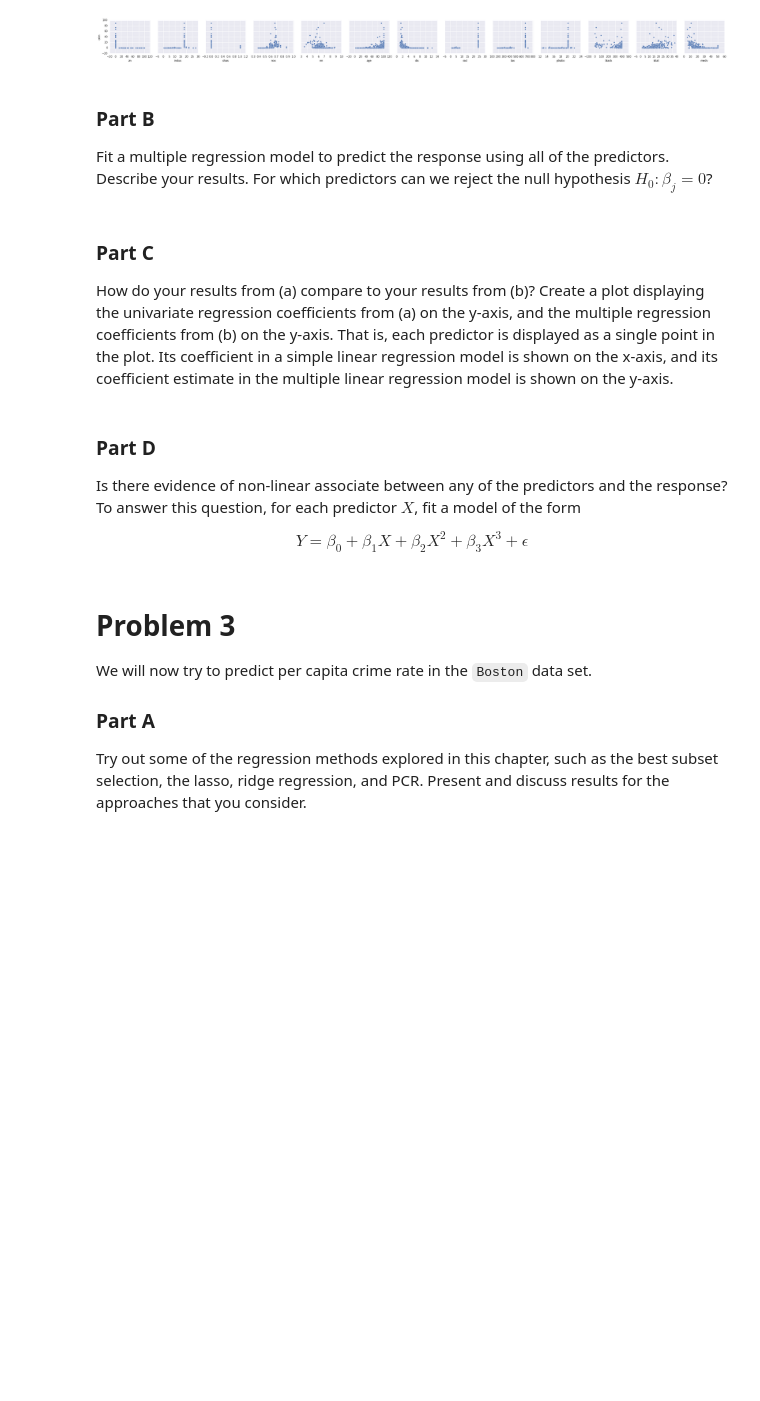
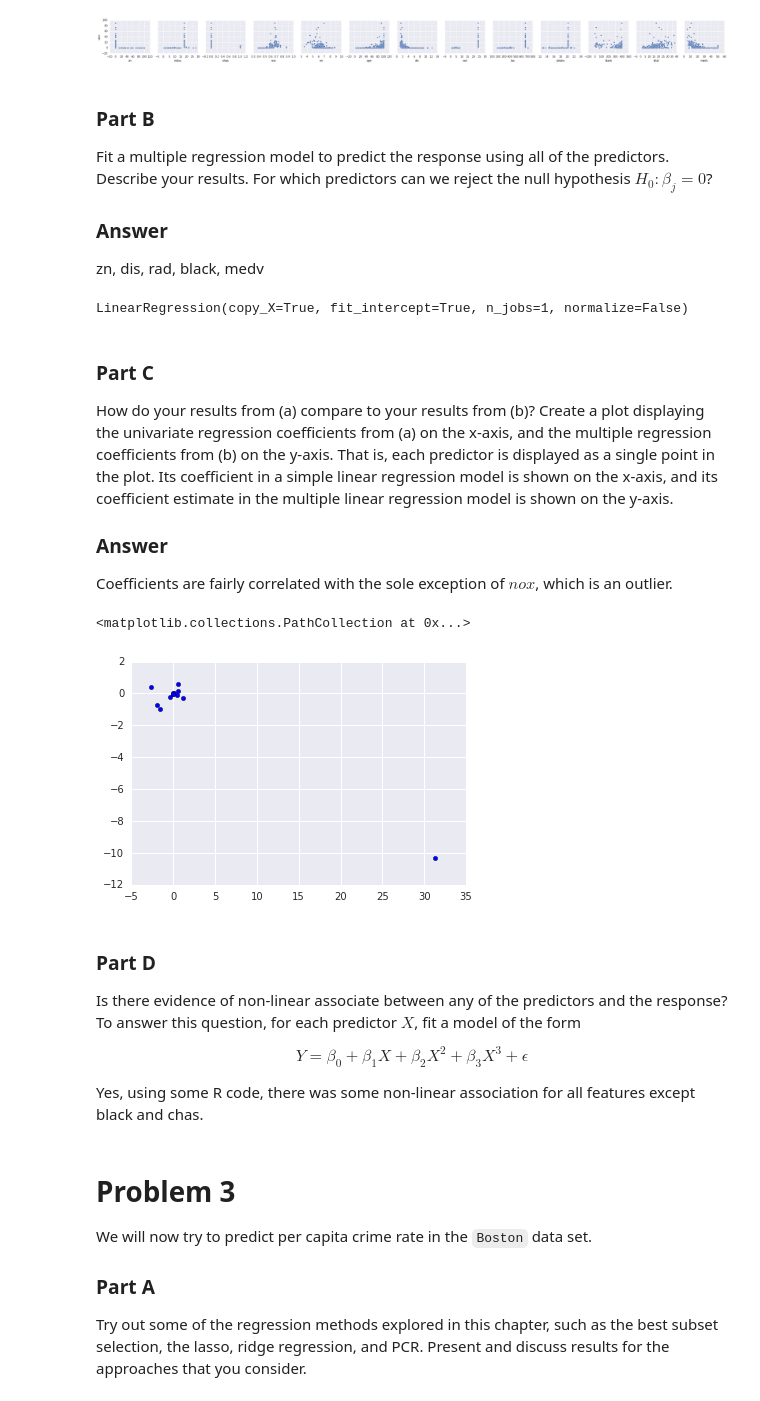
Before and after one commit to RohanNagar/datasciencelab-utaustin, a Jupyter notebook: lab7/lab7.ipynb, the cells around one changed output. Saved outputs shown, nothing was run; the diff lists cells and outputs as text; code cells hidden in the pictures; blank space fills up the shorter version.

```diff
--- a/lab7/lab7.ipynb
+++ b/lab7/lab7.ipynb
@@ -186,13 +189,18 @@ For each predictor, fit a simple linear regression model to predict the response
 X = boston.drop(boston.columns[0], axis=1)
 y = boston.crim
 cols = X.columns
+scores = []
+coefficients = []
 for col in cols:
     regr = linear_model.LinearRegression()
     X_train = X[col].reshape(-1, 1)
     regr.fit(X_train, y)
+    coefficients.append(regr.coef_)
+    scores.append((col, regr.score(X_train, y)))
     print("Feature {}'s R^2 is: {}".format(col, regr.score(X_train, y)))
     print('Coefficients: {}'.format(regr.coef_))
     print('Intercept: {}\n'.format(regr.intercept_))
+print(sorted(scores, key=lambda x: x[1], reverse=True))
 # %% [output]
 Feature zn's R^2 is: 0.04018790803211081
 Coefficients: [-0.07393498]
@@ -220,16 +228,40 @@ sns.pairplot(boston, x_vars=X.columns ,y_vars=['crim'])
 ### Part B
 
 Fit a multiple regression model to predict the response using all of the predictors. Describe your results. For which predictors can we reject the null hypothesis $H_0 : \beta_j = 0$?
+
+### Answer
+zn, dis, rad, black, medv
+# %%
+all_columns = "+".join(boston.columns.difference(["crim"]))
+formula = "crim ~" + all_columns
+model = ols(formula, boston).fit()
+model.summary()
+
+regr = linear_model.LinearRegression()
+regr.fit(X, y)
+# %% [output]
+LinearRegression(copy_X=True, fit_intercept=True, n_jobs=1, normalize=False)
 # %% [markdown]
 ### Part C
 
-How do your results from (a) compare to your results from (b)? Create a plot displaying the univariate regression coefficients from (a) on the y-axis, and the multiple regression coefficients from (b) on the y-axis. That is, each predictor is displayed as a single point in the plot. Its coefficient in a simple linear regression model is shown on the x-axis, and its coefficient estimate in the multiple linear regression model is shown on the y-axis.
+How do your results from (a) compare to your results from (b)? Create a plot displaying the univariate regression coefficients from (a) on the x-axis, and the multiple regression coefficients from (b) on the y-axis. That is, each predictor is displayed as a single point in the plot. Its coefficient in a simple linear regression model is shown on the x-axis, and its coefficient estimate in the multiple linear regression model is shown on the y-axis.
+
+### Answer
+Coefficients are fairly correlated with the sole exception of $nox$, which is an outlier.
+# %%
+fig, ax = plt.subplots()
+ax.scatter(coefficients, regr.coef_)
+# %% [output]
+<matplotlib.collections.PathCollection at 0x...>
+[figure, added]
 # %% [markdown]
 ### Part D
 
 Is there evidence of non-linear associate between any of the predictors and the response? To answer this question, for each predictor $X$, fit a model of the form
 
 $$Y = \beta_0 + \beta_1X + \beta_2X^2 + \beta_3X^3 + \epsilon$$
+
+Yes, using some R code, there was some non-linear association for all features except black and chas.
 # %% [markdown]
 # Problem 3
 
```
Also changed, not shown: parts of 5 cells of this notebook.
